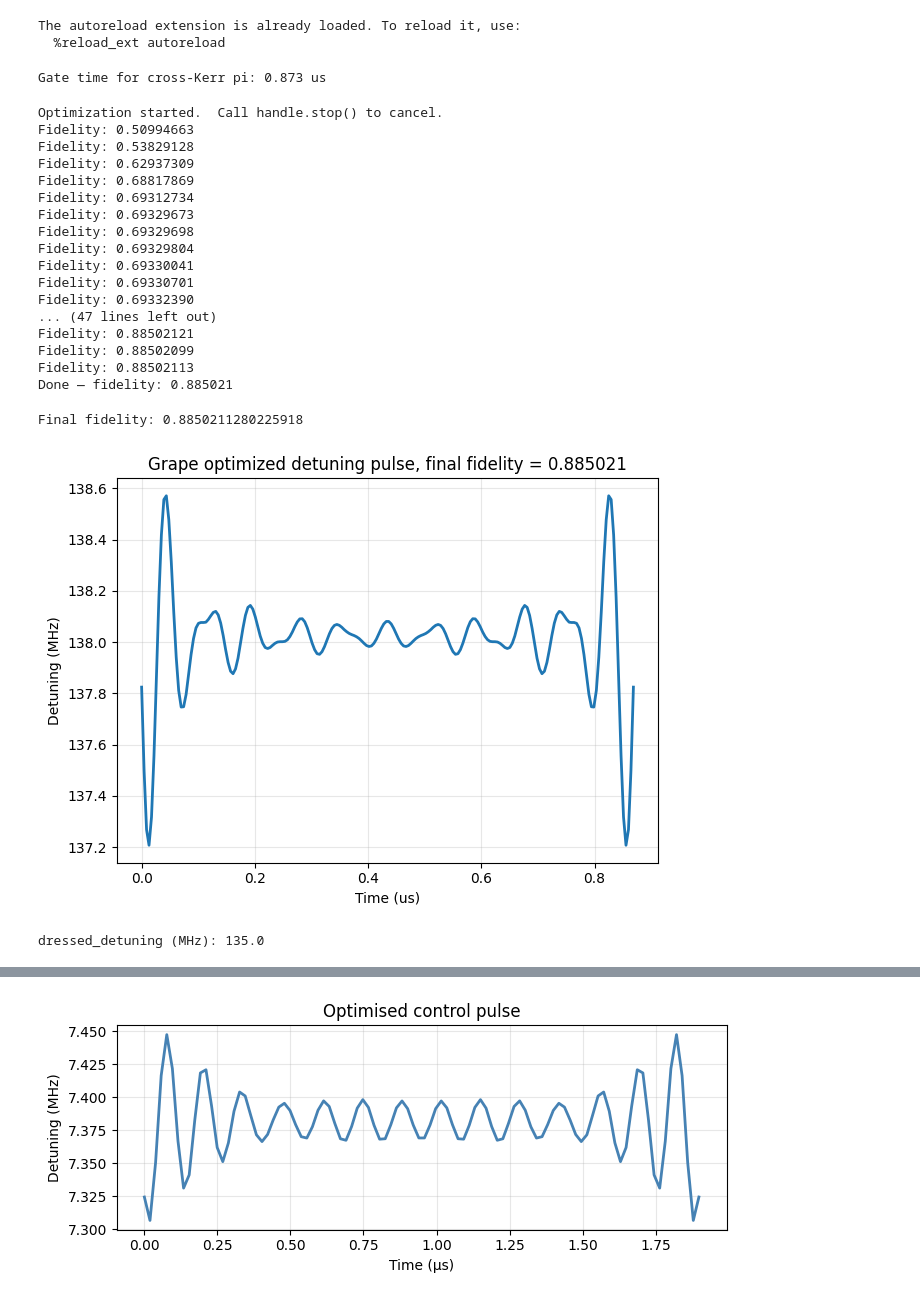
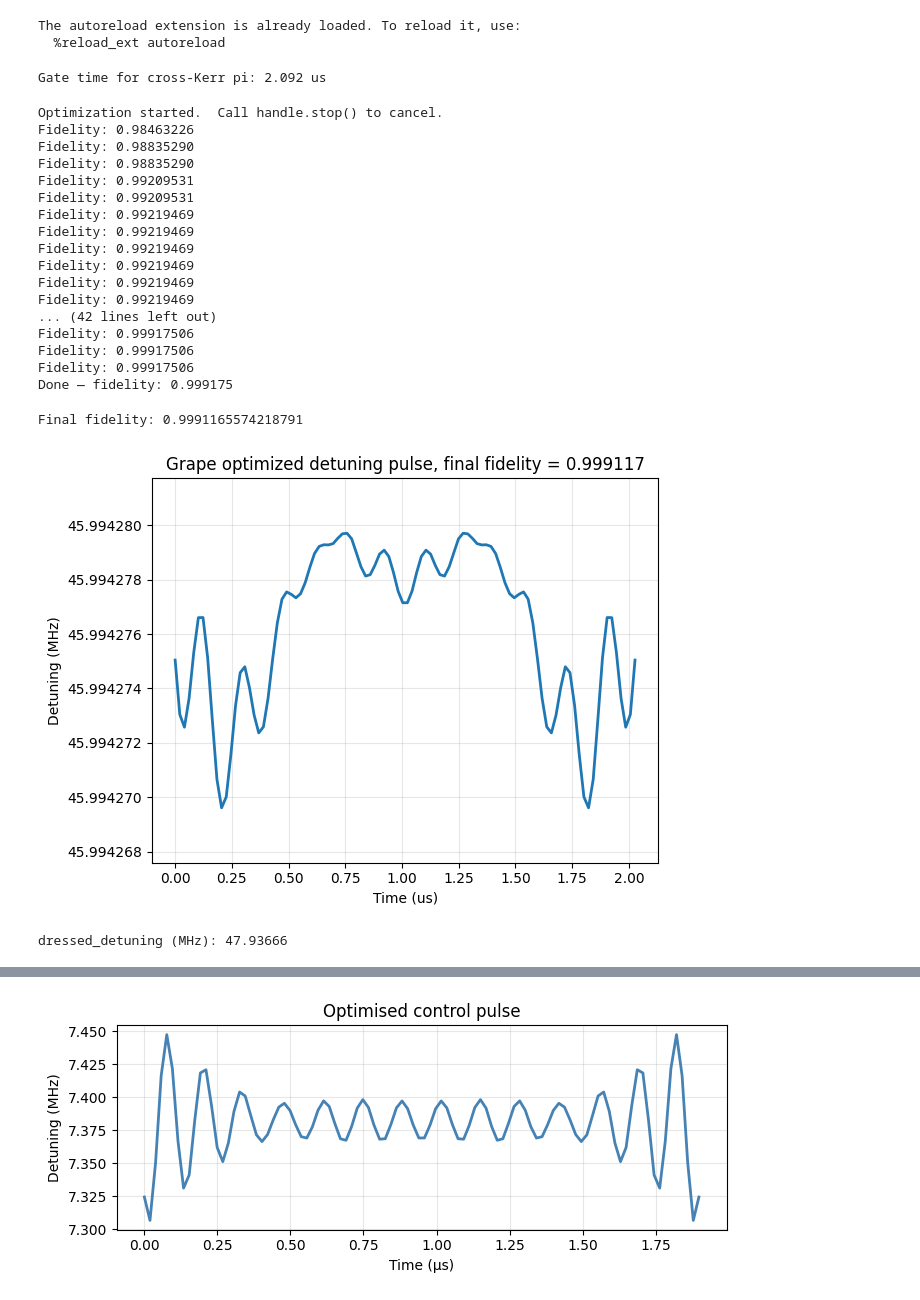
Before and after one commit to TunmayGerg/quantum-simulation-code, a Jupyter notebook: Optimal control/Grape_optimal_control_adiabatic.ipynb, the cells around one changed output, grey strips where cells are left out. Drawn from its saved outputs; the diff is of its cells as text; code cells hidden in the pictures.

```diff
--- a/Optimal control/Grape_optimal_control_adiabatic.ipynb
+++ b/Optimal control/Grape_optimal_control_adiabatic.ipynb
@@ -37,12 +37,12 @@ def make_H(Nc: int, Nq: int, g: float, alpha: float) -> tuple[qt.Qobj, qt.Qobj]:
 # %%
 Nr_subspace_dim = 9          # cavity dim: levels 0...Nc-1 only for unitary target via projection
 Nq_subspace_dim = 2          # qubit dim: levels 0...Nq-1 only for unitary target via projection
-Nc_big = 10     # total cavity dim: includes higher levels
-Nq_big = 5      # total qubit dim: includes higher levels
+Nc_big = 11     # total cavity dim: includes higher levels
+Nq_big = 4      # total qubit dim: includes higher levels
 
 g = 2 * 2*np.pi        # coupling (angular units)
 alpha = -150 * 2*np.pi # transmon anharmonicity (angular units)
-dressed_detuning = 135 * 2*np.pi  # detuning between cavity and transmon for adiabetic dressed frame
+dressed_detuning = 50 * 2*np.pi  # detuning between cavity and transmon for adiabetic dressed frame
 
 drive_parameters = {
     'N_c': Nc_big,
@@ -71,9 +71,9 @@ projector = projector_onto_states([qt.tensor(qt.fock(Nc_big, n_r), qt.fock(Nq_bi
 T_gate = np.pi/chi  # gate time for cross-Kerr pi. this is positive
 print(f"Gate time for cross-Kerr pi: {T_gate:.3f} us")
 # %% [output]
-Gate time for cross-Kerr pi: 0.873 us
+Gate time for cross-Kerr pi: 2.092 us
 # %%
-n_steps = 200
+n_steps = 100
 dt = (T_gate) / n_steps
 det_min = -100 * 2*np.pi
 det_max = 1000.0 * 2*np.pi
@@ -113,46 +113,51 @@ handle = RunHandle(opt, _run)
 print("Optimization started.  Call handle.stop() to cancel.")
 # %% [output]
 Optimization started.  Call handle.stop() to cancel.
-Fidelity: 0.50994663
-Fidelity: 0.53829128
-Fidelity: 0.62937309
-Fidelity: 0.68817869
-Fidelity: 0.69312734
-Fidelity: 0.69329673
-Fidelity: 0.69329698
-Fidelity: 0.69329804
-Fidelity: 0.69330041
-Fidelity: 0.69330701
-Fidelity: 0.69332390
-... (47 lines left out)
-Fidelity: 0.88502121
-Fidelity: 0.88502099
-Fidelity: 0.88502113
-Done — fidelity: 0.885021
+Fidelity: 0.98463226
+Fidelity: 0.98835290
+Fidelity: 0.98835290
+Fidelity: 0.99209531
+Fidelity: 0.99209531
+Fidelity: 0.99219469
+Fidelity: 0.99219469
+Fidelity: 0.99219469
+Fidelity: 0.99219469
+Fidelity: 0.99219469
+Fidelity: 0.99219469
+... (42 lines left out)
+Fidelity: 0.99917506
+Fidelity: 0.99917506
+Fidelity: 0.99917506
+Done — fidelity: 0.999175
 # %%
 handle.stop()
 # %%
 # --- Final fidelity ---
 F_final = opt.fidelity(out["pulses_opt"], theta=out["theta_opt"])
 print("Final fidelity:", F_final)
 
 t_us = np.arange(n_steps) * dt  # dt is in us in your codebase (T_gate/n_steps)
 pulse_MHz = out["pulses_opt"][:, 0] / (2*np.pi)  # convert rad/ns -> MHz
 
 plt.figure()
 plt.plot(t_us, pulse_MHz, linewidth=2)
 
+ymin, ymax = pulse_MHz.min(), pulse_MHz.max()
+margin = (ymax - ymin) * 0.2
+plt.ylim(ymin - margin, ymax + margin)
+plt.ticklabel_format(useOffset=False, axis='y')
+
 plt.xlabel("Time (us)")
 plt.ylabel("Detuning (MHz)")
 plt.title(f"Grape optimized detuning pulse, final fidelity = {F_final:.6f}")
 
 plt.grid(True, alpha=0.3)
 plt.tight_layout()
 plt.show()
 
 print("dressed_detuning (MHz):", dressed_detuning/(2*np.pi))
 # %% [output]
-Final fidelity: 0.8850211280225918
+Final fidelity: 0.9991165574218791
-[figure, old version]
+[figure, new version]
-dressed_detuning (MHz): 135.0
+dressed_detuning (MHz): 47.93666
 # %%
```
Also changed, not shown: parts of 6 cells of this notebook, 18 other files.
